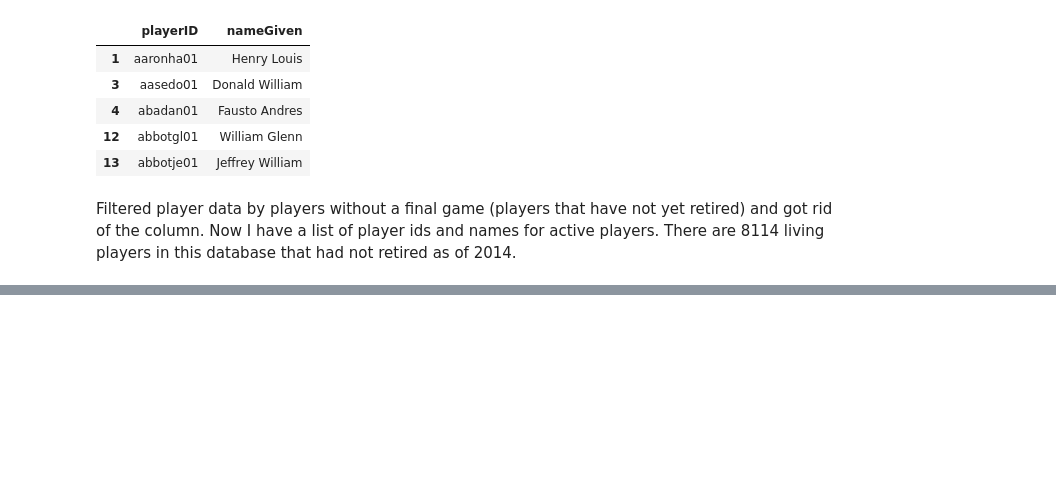
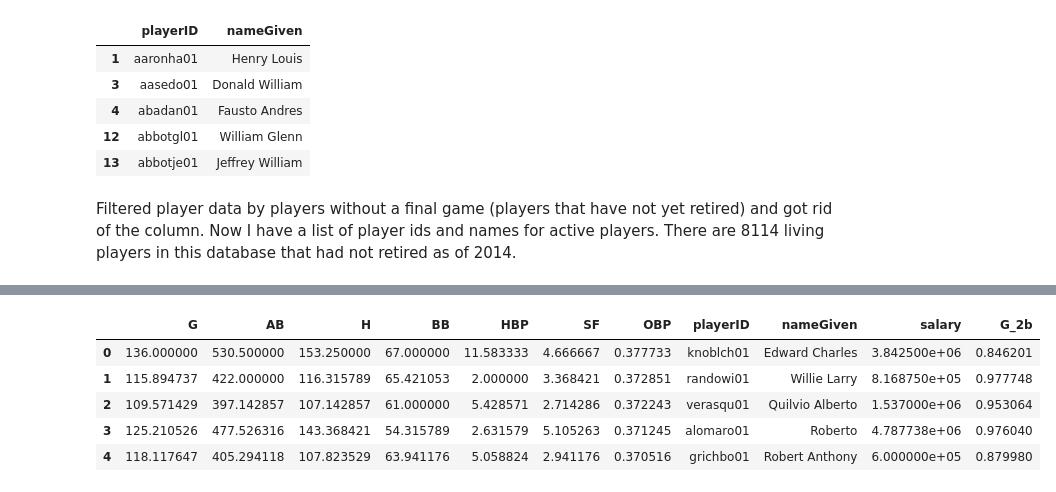
Before and after one commit to katjackson/money-ball, a Jupyter notebook: moneyball.ipynb, the cells around one changed output, grey strips where cells are left out. Saved outputs shown, nothing was run; the diff lists cells and outputs as text; code cells hidden in the pictures; blank space fills up the shorter version.

```diff
--- a/moneyball.ipynb
+++ b/moneyball.ipynb
@@ -97,0 +209,13 @@ batting_p.head()
+# %%
+second_base = appearances[appearances['G_2b'] > 0.6]
+second_base = second_base[['G_2b']]
+second_base['playerID'] = second_base.index
+second_base = pd.merge(money_ball, second_base)
+second_base.head()
+# %% [output]
+|  | G | AB | H | BB | HBP | SF | OBP | playerID | nameGiven | salary | G_2b |
+| 0 | 136.000000 | 530.500000 | 153.250000 | 67.000000 | 11.583333 | 4.666667 | 0.377733 | knoblch01 | Edward Charles | 3.842500e+06 | 0.846201 |
+| 1 | 115.894737 | 422.000000 | 116.315789 | 65.421053 | 2.000000 | 3.368421 | 0.372851 | randowi01 | Willie Larry | 8.168750e+05 | 0.977748 |
+| 2 | 109.571429 | 397.142857 | 107.142857 | 61.000000 | 5.428571 | 2.714286 | 0.372243 | verasqu01 | Quilvio Alberto | 1.537000e+06 | 0.953064 |
+| 3 | 125.210526 | 477.526316 | 143.368421 | 54.315789 | 2.631579 | 5.105263 | 0.371245 | alomaro01 | Roberto | 4.787738e+06 | 0.976040 |
+| 4 | 118.117647 | 405.294118 | 107.823529 | 63.941176 | 5.058824 | 2.941176 | 0.370516 | grichbo01 | Robert Anthony | 6.000000e+05 | 0.879980 |
```
Also changed, not shown: parts of 38 cells of this notebook.
